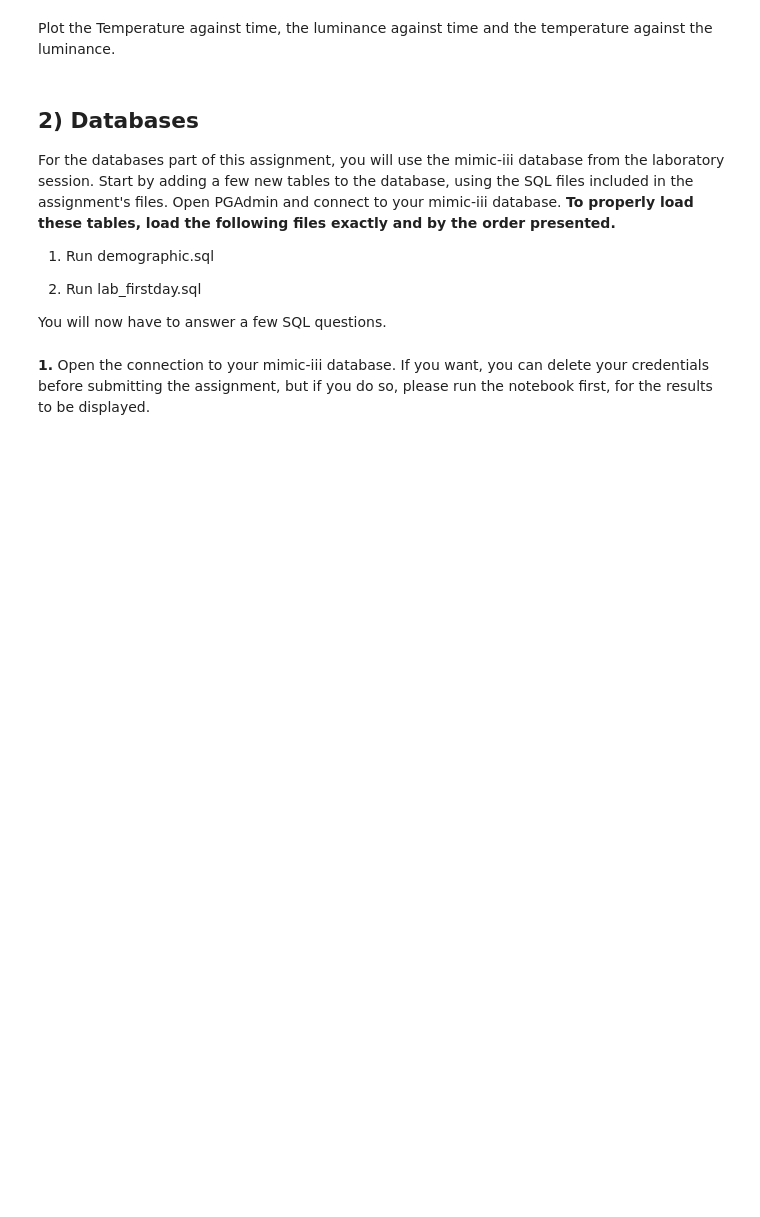
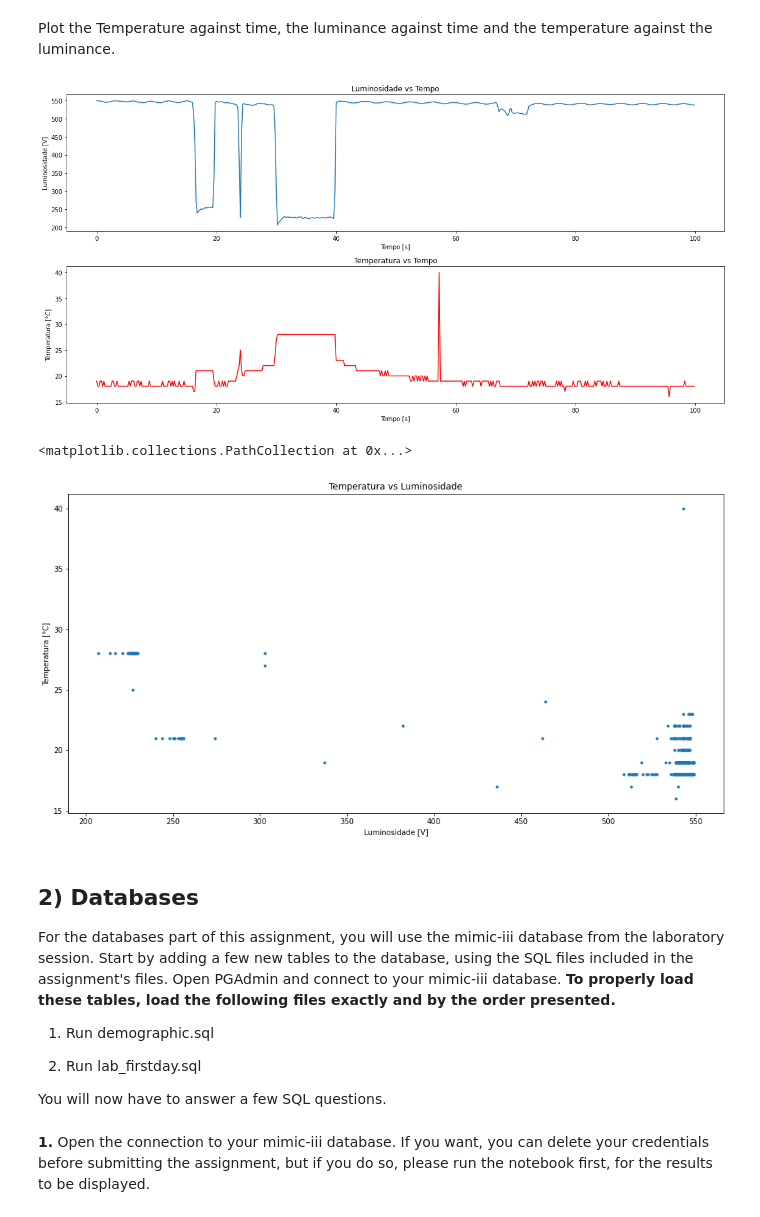
Before and after one commit to LuisLopes25/Assignment2, a Jupyter notebook: Assignment2_tofill.ipynb, the cells around one changed output. Drawn from its saved outputs; the diff is of its cells as text; code cells hidden in the pictures; blank space fills up the shorter version.

```diff
--- a/Assignment2_tofill.ipynb
+++ b/Assignment2_tofill.ipynb
@@ -40,5 +101,37 @@ Convert the data into a pandas dataframe and save it in a csv file. Besides the
 # %% [markdown]
 Plot the Temperature against time, the luminance against time and the temperature against the luminance.
+# %%
+import matplotlib.pyplot as plt
+
+plt.rcParams['figure.figsize'] = [16, 8]
+
+# Gráfico Luminosidade vs Tempo
+plt.figure()
+plt.subplot(211)
+plt.title('Luminosidade vs Tempo')
+plt.ylabel('Luminosidade [V]')
+plt.xlabel('Tempo [s]')
+plt.plot(data_lab['Tempo'],data_lab['Luminosidade'])
+
+# Gráfico Temperatura vs Tempo
+plt.subplot(212)
+plt.title('Temperatura vs Tempo')
+plt.ylabel('Temperatura [°C]')
+plt.xlabel('Tempo [s]')
+plt.tight_layout()
+plt.plot(data_lab['Tempo'],data_lab['Temperatura'], 'r')
+plt.show()
+
+# Gráfico da Temperatura vs Luminosidade
+plt.figure()
+plt.title('Temperatura vs Luminosidade')
+plt.xlabel('Luminosidade [V]')
+plt.ylabel('Temperatura [°C]')
+plt.scatter(data_lab['Luminosidade'],data_lab['Temperatura'], marker= '.')
+# %% [output]
+[figure, added]
+<matplotlib.collections.PathCollection at 0x...>
+[figure, added]
 # %% [markdown]
 ## 2) Databases
 
```
Also changed, not shown: parts of 2 cells of this notebook.
